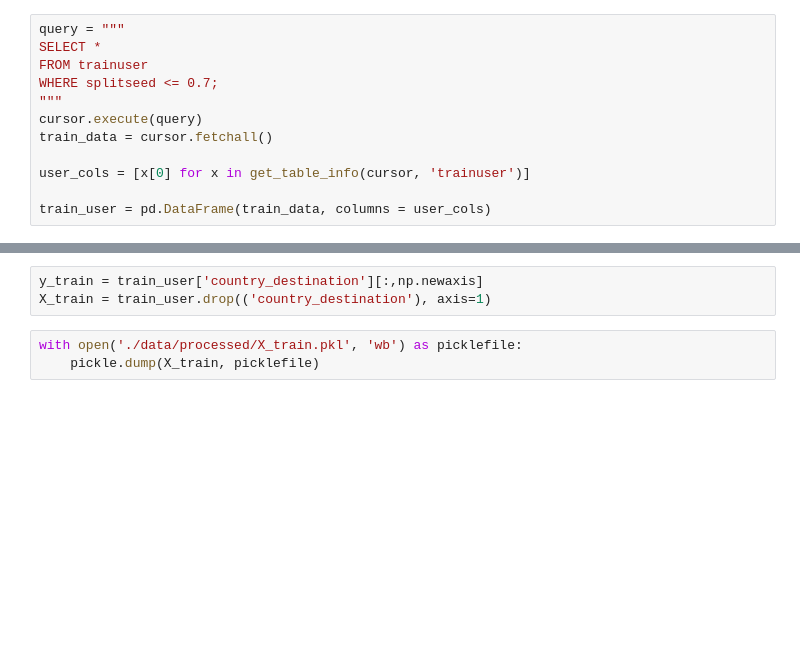
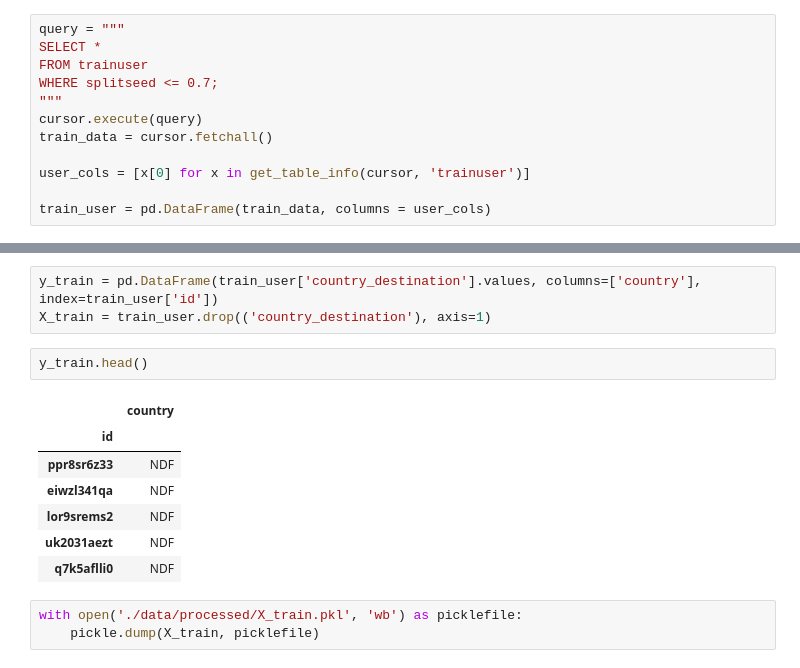
Before and after one commit to leomaxx/song_metis, a Jupyter notebook: project/project3_mcnulty/airbnb/1_create_db_eda.ipynb, the cells around one changed output, grey strips where cells are left out. Cells and saved outputs as stored; diff of their text form; blank space fills up the shorter version.

```diff
--- a/project/project3_mcnulty/airbnb/1_create_db_eda.ipynb
+++ b/project/project3_mcnulty/airbnb/1_create_db_eda.ipynb
@@ -716,6 +460,16 @@ train_user.head()
 # %%
-y_train = train_user['country_destination'][:,np.newaxis]
+y_train = pd.DataFrame(train_user['country_destination'].values, columns=['country'], index=train_user['id'])
 X_train = train_user.drop(('country_destination'), axis=1)
+# %%
+y_train.head()
+# %% [output]
+|  | country |
+| id |  |
+| ppr8sr6z33 | NDF |
+| eiwzl341qa | NDF |
+| lor9srems2 | NDF |
+| uk2031aezt | NDF |
+| q7k5aflli0 | NDF |
 # %%
 with open('./data/processed/X_train.pkl', 'wb') as picklefile:
     pickle.dump(X_train, picklefile)
```
Also changed, not shown: parts of 55 cells of this notebook, 17 other files.
